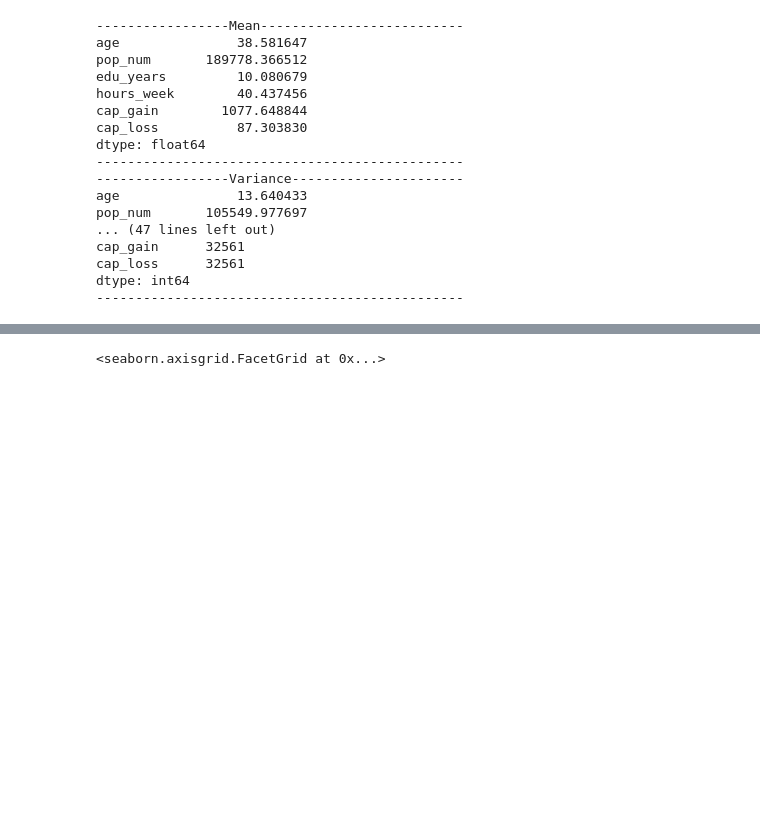
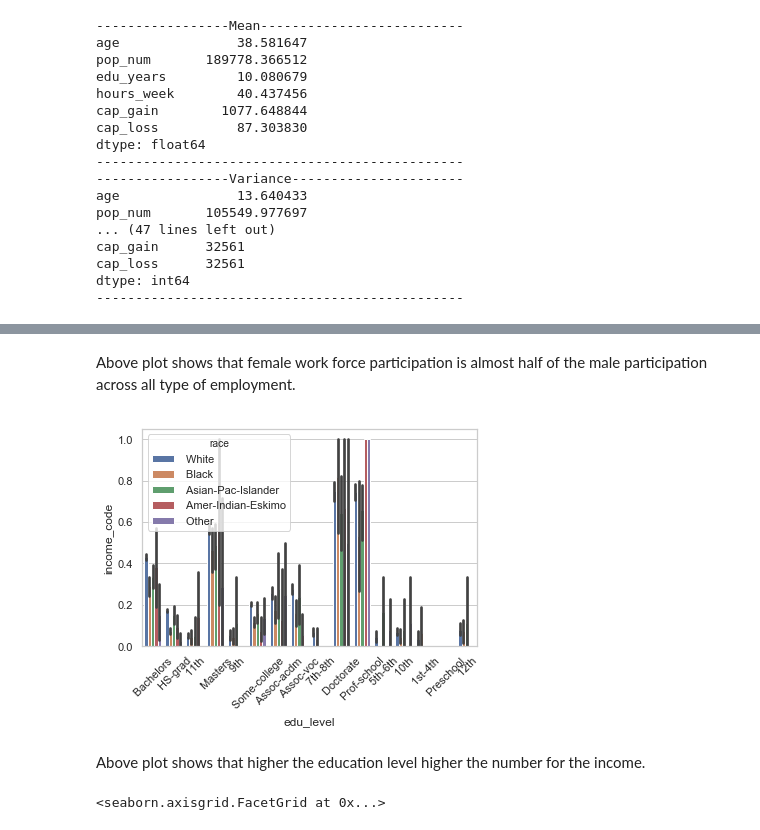
Before and after one commit to emccandlesssmu/data_mining, a Jupyter notebook: Assignment_GK.ipynb, the cells around one changed output, grey strips where cells are left out. Saved outputs shown, nothing was run; the diff lists cells and outputs as text; code cells hidden in the pictures; blank space fills up the shorter version.

```diff
--- a/Assignment_GK.ipynb
+++ b/Assignment_GK.ipynb
@@ -568,3 +595,16 @@ plt.show()
+# %% [markdown]
+Above plot shows that female work force participation is almost half of the male participation across all type of employment.
+# %%
+
+# Compare gender income among different education level
+sns.set(style="whitegrid")
+ax=sns.barplot(x="edu_level",y="income_code", hue="race", data=df_category_com)
+plt.xticks(rotation=45)
+plt.show()
+# %% [output]
+[figure, added]
+# %% [markdown]
+Above plot shows that higher the education level higher the number for the income.
 # %%
 sns.catplot(x="age",y="marital",kind='box',data=df)
 # %% [output]
```
Also changed, not shown: parts of 42 cells of this notebook.
